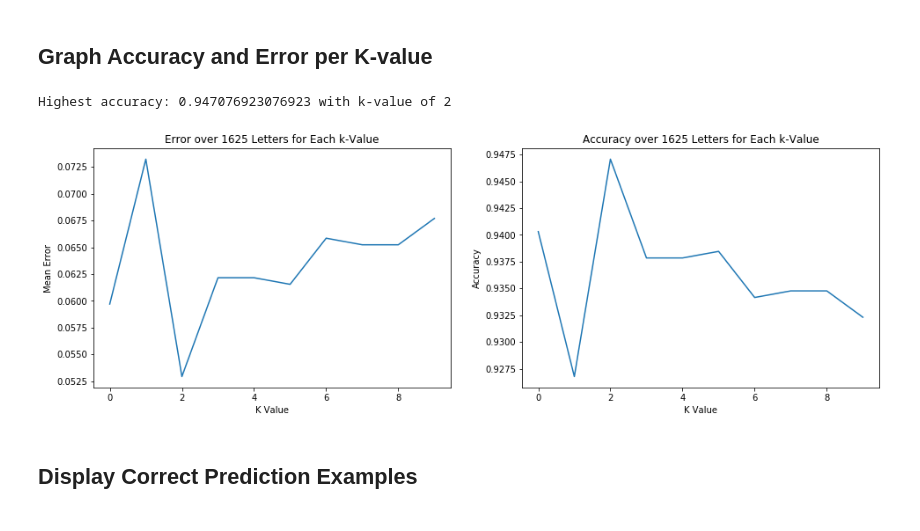
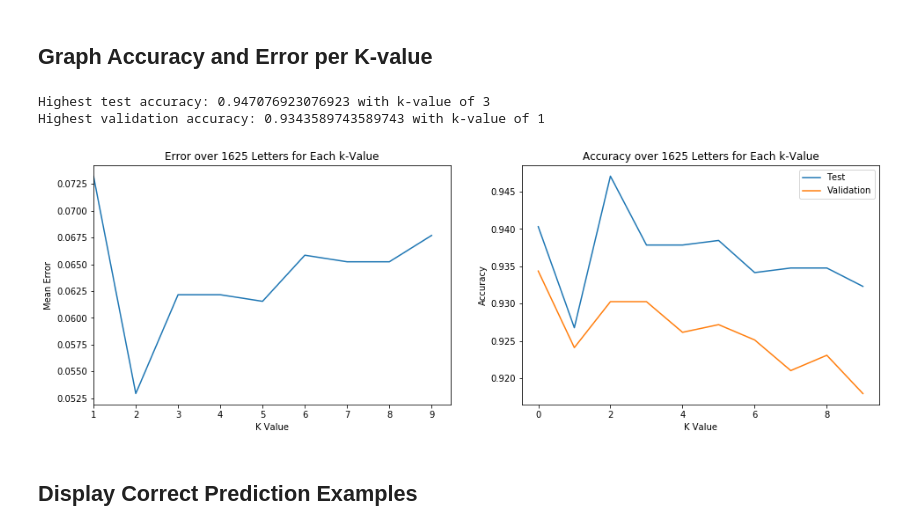
Before and after one commit to diggerdata/MNIST_TSN, a Jupyter notebook: k-Nearest Neighbors.ipynb, the cells around one changed output. Drawn from its saved outputs; the diff is of its cells as text; code cells hidden in the pictures.

```diff
--- a/k-Nearest Neighbors.ipynb
+++ b/k-Nearest Neighbors.ipynb
@@ -16,6 +16,7 @@ import matplotlib.pyplot as plt
 X_raw = np.load('./data/images.npy')
 y_raw = np.load('./data/labels.npy')
 y_train = y_raw[0:3900]
+y_valid = y_raw[3900:4875]
 y_test = y_raw[4875:6500]
 
 print("X_train original shape:", X_raw.shape)
@@ -59,7 +60,8 @@ Testing matrix shape (1625, 784)
 We will be testing k-ranges between 1 and 10 and adding them to a list to plot later.
 # %%
 error = []
-accuracy = []
+test_accuracy = []
+valid_accuracy = []
 predictions = []
 X = X_train.reshape(-1,28*28)
 y = y_train
@@ -71,9 +73,11 @@ for i in range(1,neighbor_range+1):
     clf = neighbors.KNeighborsClassifier(i)
     clf.fit(X, y)
     pred_i = clf.predict(X_test.reshape(-1,28*28))
+    valid_pred_i = clf.predict(X_valid.reshape(-1,28*28))
     predictions.append(pred_i)
     error.append(np.mean(pred_i != y_test))
-    accuracy.append(accuracy_score(y_test, pred_i))
+    test_accuracy.append(accuracy_score(y_test, pred_i))
+    valid_accuracy.append(accuracy_score(y_valid, valid_pred_i))
     cnf_matrix = confusion_matrix(y_test,pred_i)
 #     print(cnf_matrix)
     # Plot non-normalized confusion matrix
@@ -104,21 +108,28 @@ Plot error and accruacy vs. k-range
 # %%
 plt.figure(figsize=(16,5))
 plt.subplot(1,2,1)
 plt.plot(error)
 plt.title('Error over {} Letters for Each k-Value'.format(len(predictions[0])))
 plt.xlabel('K Value')
 plt.ylabel('Mean Error')
+plt.xlim(xmin=1)
 
 plt.subplot(1,2,2)
-plt.plot(accuracy)
+plt.plot(test_accuracy)
+plt.plot(valid_accuracy)
 plt.title('Accuracy over {} Letters for Each k-Value'.format(len(predictions[0])))
 plt.xlabel('K Value')
 plt.ylabel('Accuracy')
+plt.legend(['Test', 'Validation'])
 
-print("Highest accuracy: {} with k-value of {}".format(max(accuracy), accuracy.index(max(accuracy))))
+print("Highest test accuracy: {} with k-value of {}"
+      .format(max(test_accuracy), test_accuracy.index(max(test_accuracy))+1))
+print("Highest validation accuracy: {} with k-value of {}"
+      .format(max(valid_accuracy), valid_accuracy.index(max(valid_accuracy))+1))
 # %% [output]
-Highest accuracy: 0.947076923076923 with k-value of 2
+Highest test accuracy: 0.947076923076923 with k-value of 3
+Highest validation accuracy: 0.9343589743589743 with k-value of 1
-[figure, old version]
+[figure, new version]
 # %%
 correct_indices = np.nonzero(predictions[2] == y_test)[0]
 incorrect_indices = np.nonzero(predictions[2] != y_test)[0]
```
Also changed, not shown: parts of 1 cell of this notebook, 1 other file.
